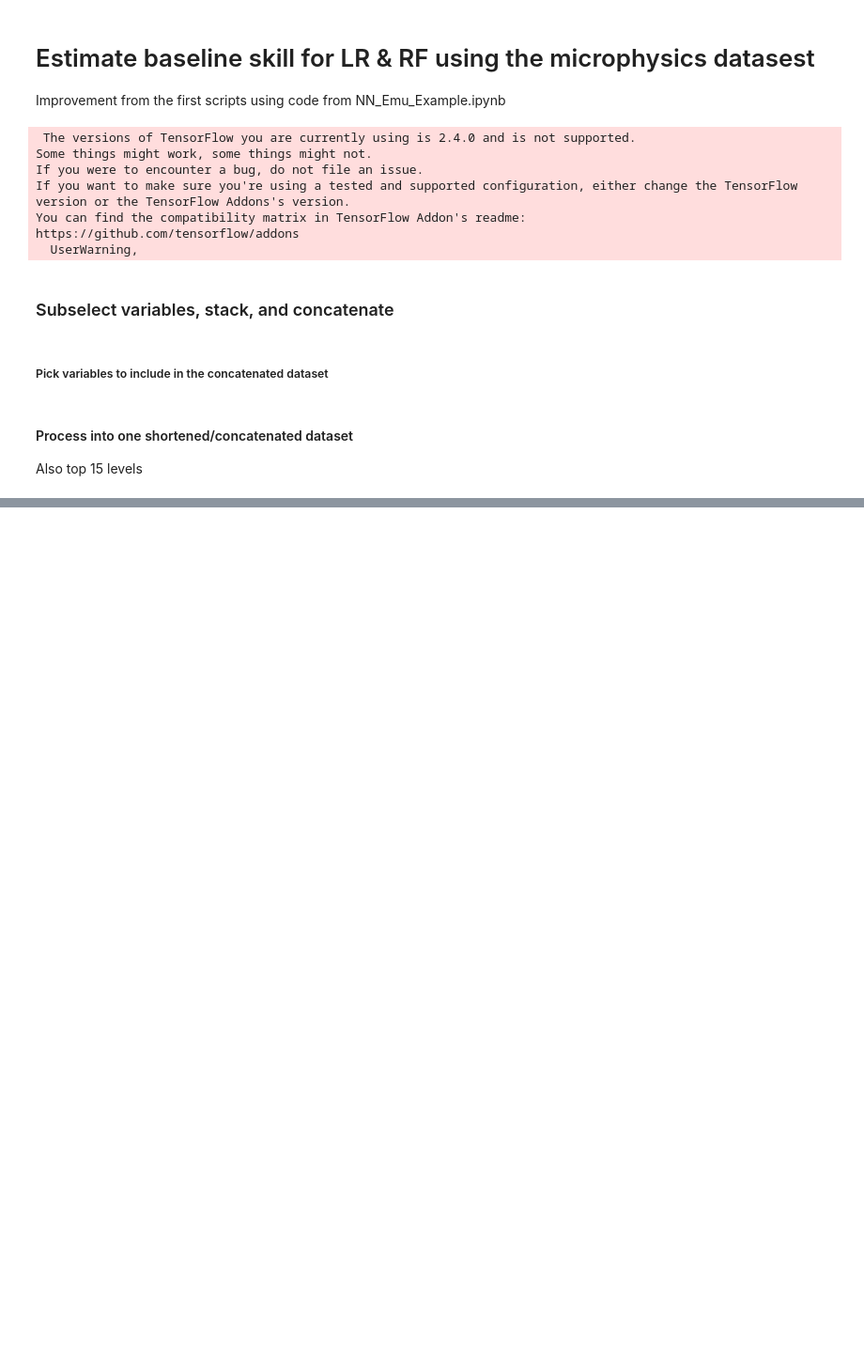
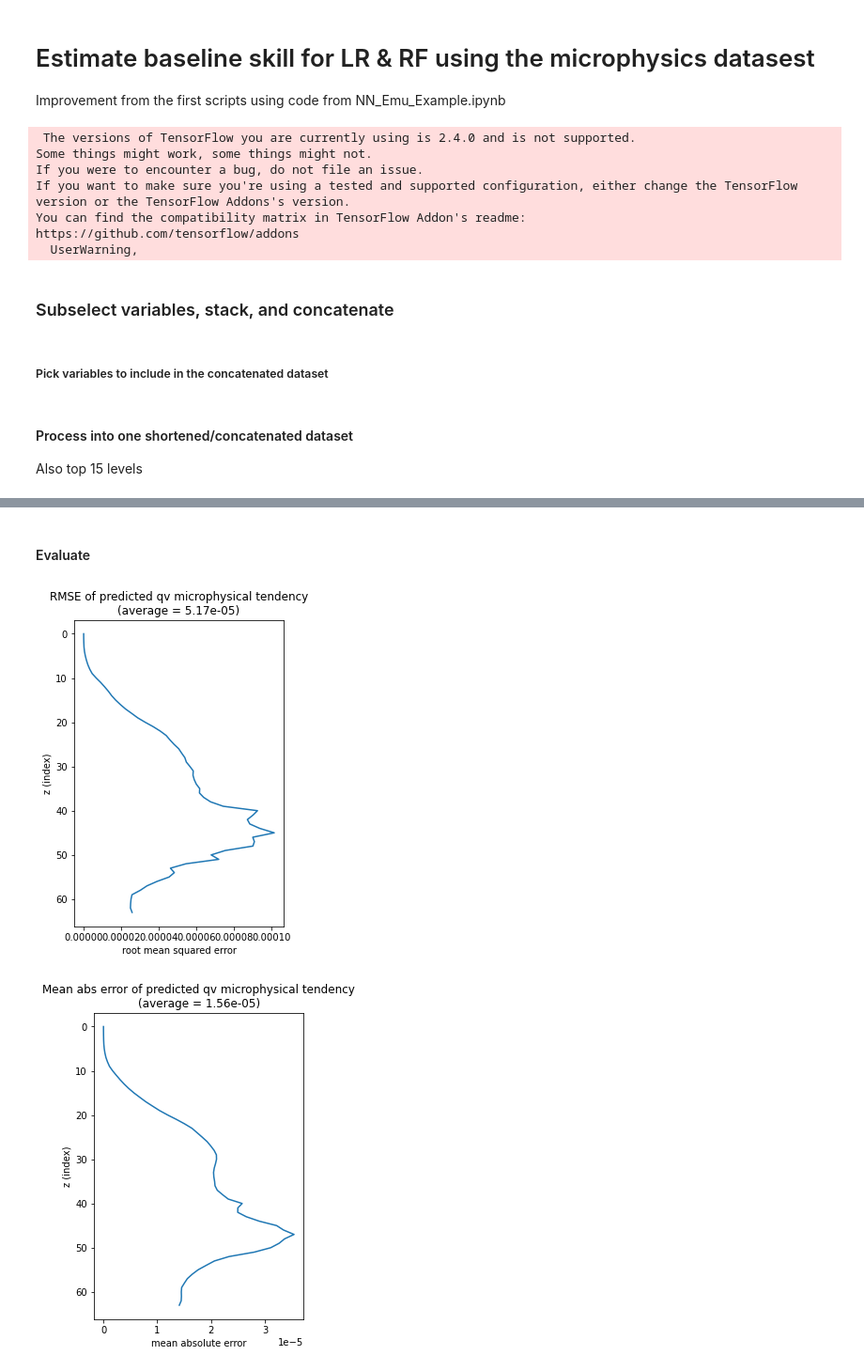
Before and after one commit to jacnugent/fv3net, a Jupyter notebook: workflows/emulation/dataset_exploration/baseline_skill_LR_RF.ipynb, the cells around one changed output, grey strips where cells are left out. Shown at 94% size. Drawn from its saved outputs; the diff is of its cells as text; code cells hidden in the pictures; blank space fills up the shorter version.

```diff
--- a/workflows/emulation/dataset_exploration/baseline_skill_LR_RF.ipynb
+++ b/workflows/emulation/dataset_exploration/baseline_skill_LR_RF.ipynb
@@ -157,0 +215,8 @@ Data variables:
+# %%
+# rf = RandomForestRegressor(max_depth=8, n_estimators=5, n_jobs=-1)
+rf = RandomForestRegressor(max_depth=8, n_estimators=50, n_jobs=-1)
+# %%
+%%time
+# takes 2 hours
+
+rf.fit(X_scaler.transform(X_train), y_scaler.transform(y_train))
@@ -157,0 +233,41 @@ Data variables:
+# %%
+y_predict_rf = y_scaler.inverse_transform(rf.predict(X_scaler.transform(X_test)))
+# %% [markdown]
+#### Evaluate
+# %%
+mae_avg_rf = metrics.mean_absolute_error(y_test, y_predict_rf, multioutput='uniform_average')
+mae_z_rf = metrics.mean_absolute_error(y_test, y_predict_rf, multioutput='raw_values')
+
+rmse_avg_rf = np.sqrt(metrics.mean_squared_error(y_test, y_predict_rf, multioutput='uniform_average'))
+rmse_z_rf = np.sqrt(metrics.mean_squared_error(y_test, y_predict_rf, multioutput='raw_values'))
+
+r2_avg_rf = metrics.r2_score(y_test, y_predict_rf, multioutput='uniform_average')
+r2_z_rf = metrics.r2_score(y_test, y_predict_rf, multioutput='raw_values')
+# %%
+fig, ax = plt.subplots(figsize=(4, 6))
+ax.plot(rmse_z_rf, np.arange(0, len(rmse_z_rf)))
+ax.set_ylabel('z (index)')
+ax.set_xlabel('root mean squared error')
+ax.set_title('RMSE of predicted qv microphysical tendency\n(average = {:.2e})'.format(rmse_avg_rf))
+ax.invert_yaxis()
+plt.show()
+
+fig, ax = plt.subplots(figsize=(4, 6))
+ax.plot(mae_z_rf, np.arange(0, len(mae_z_rf)))
+ax.set_ylabel('z (index)')
+ax.set_xlabel('mean absolute error')
+ax.set_title('Mean abs error of predicted qv microphysical tendency\n(average = {:.2e})'.format(mae_avg_rf))
+ax.invert_yaxis()
+plt.show()
+
+fig, ax = plt.subplots(figsize=(4, 6))
+ax.plot(r2_z_rf, np.arange(0, len(r2_z_rf)))
+ax.set_ylabel('z (index)')
+ax.set_xlabel('r2 score')
+ax.set_title('r^2 of predicted qv microphysical tendency\n(average = {:.3f})'.format(r2_avg_rf))
+ax.set_xlim((-1, 1))
+ax.invert_yaxis()
+plt.show()
+# %% [output]
+[figure, added]
+[figure, added]
```
Also changed, not shown: parts of 23 cells of this notebook, 2 other files.
